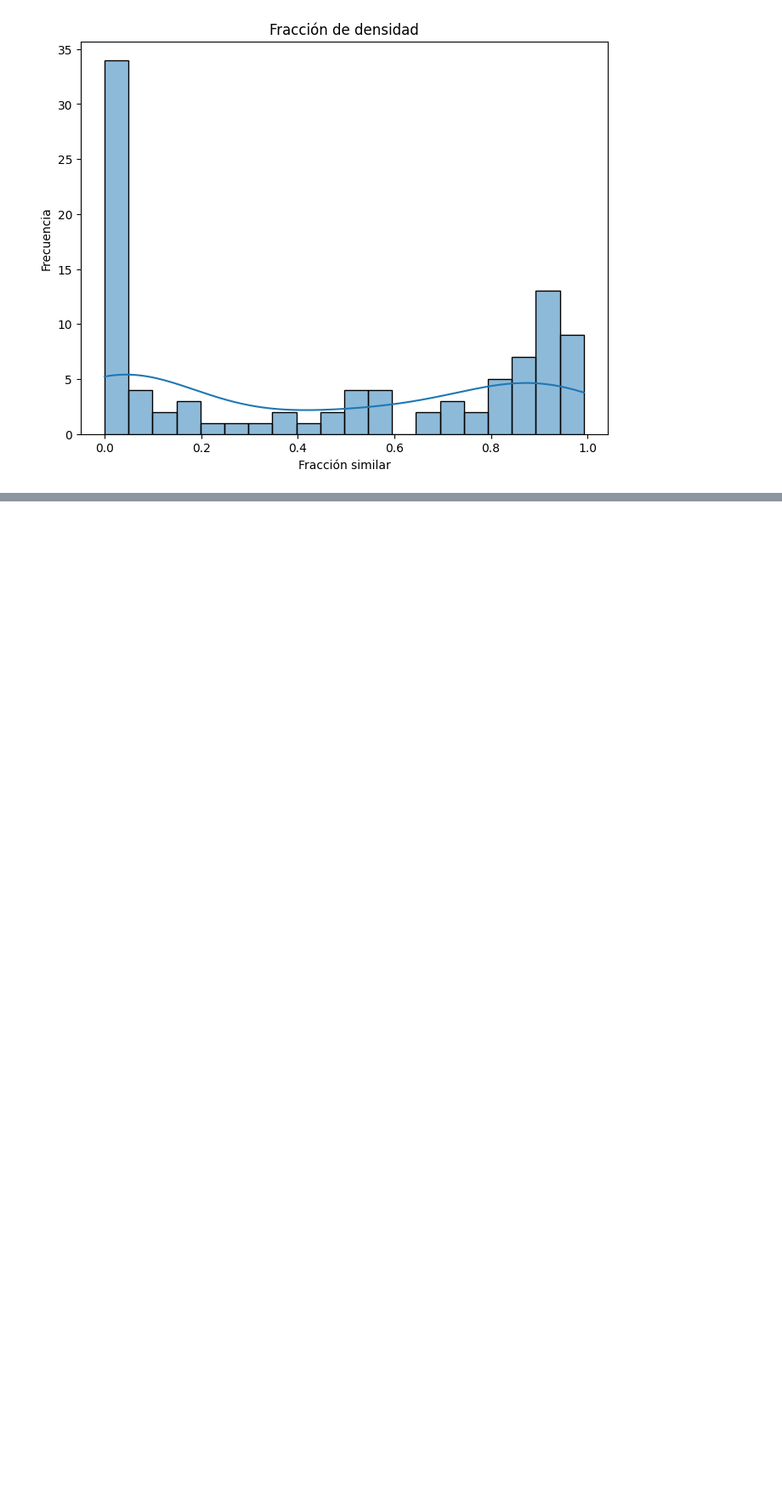
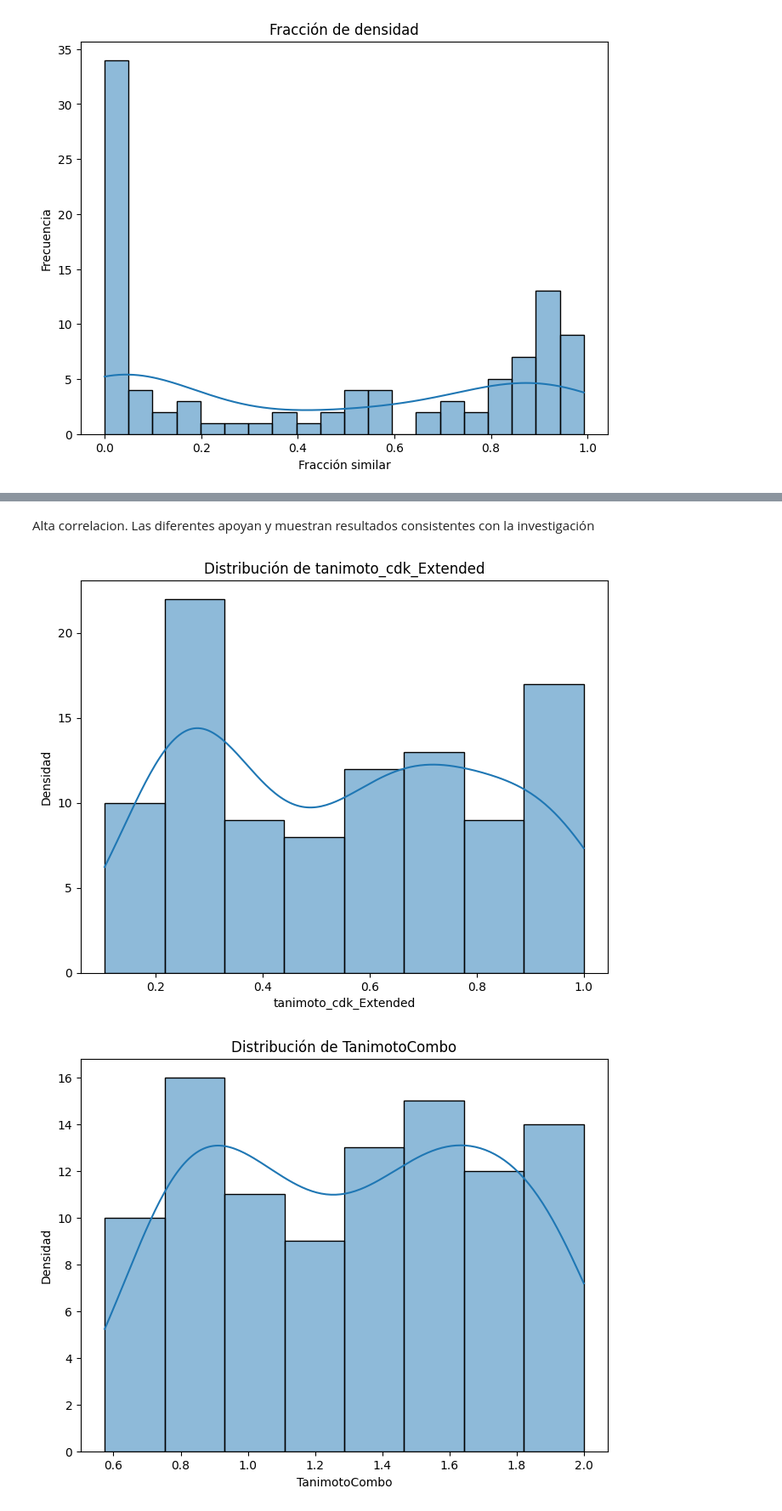
Before and after one commit to LizzyRV/An-lisis-Exploratorio-Similitud-Molecular-Exploratory-Analysis-Molecular-Similarity, a Jupyter notebook: similarity_prediction.ipynb, the cells around one changed output, grey strips where cells are left out. Shown: that part at 85% size. Cells and saved outputs as stored; diff of their text form; code cells hidden in the pictures; blank space fills up the shorter version.

```diff
--- a/similarity_prediction.ipynb
+++ b/similarity_prediction.ipynb
@@ -312,0 +324,14 @@ plt.show()
+# %% [markdown]
+Alta correlacion. Las diferentes apoyan y muestran resultados consistentes con la investigación
+# %%
+# Distribución de densidad de cada variablr númerica
+for columna in variables_numericas.columns:
+    plt.figure(figsize=(8, 6))
+    sns.histplot(data[columna], kde=True)
+    plt.title(f'Distribución de {columna}')
+    plt.xlabel(columna)
+    plt.ylabel('Densidad')
+    plt.show()
+# %% [output]
+[figure, added]
+[figure, added]
```
Also changed, not shown: parts of 5 cells of this notebook.
